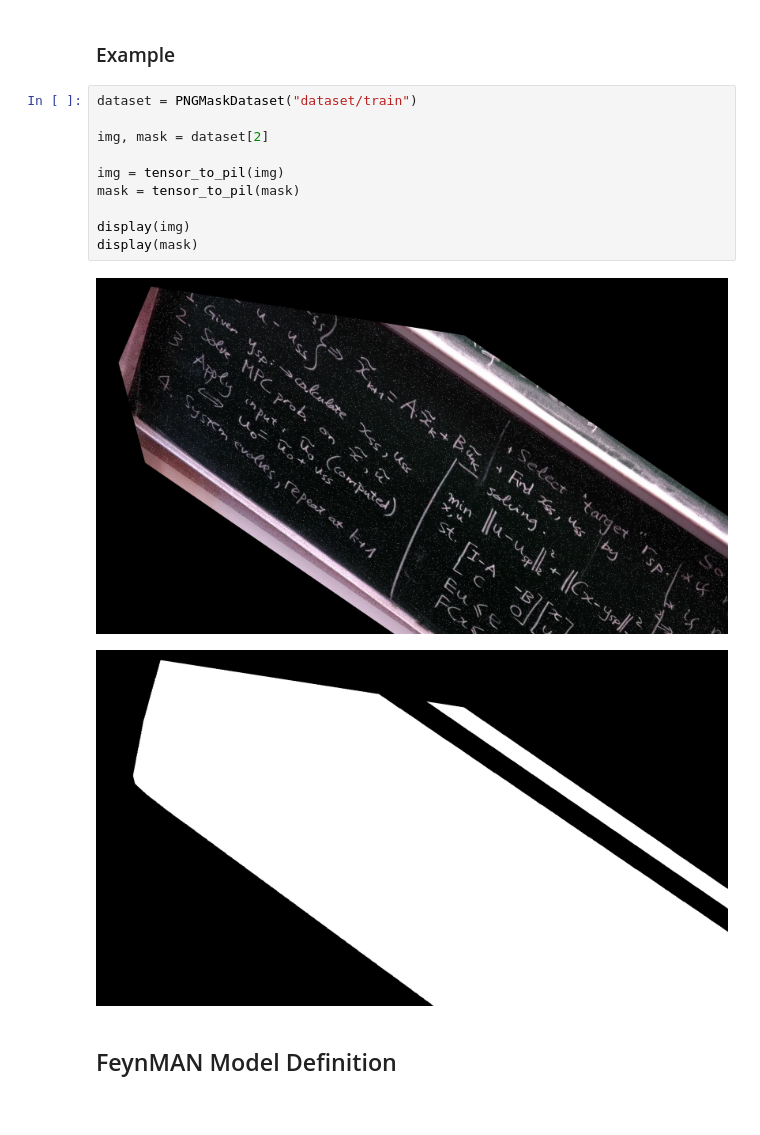
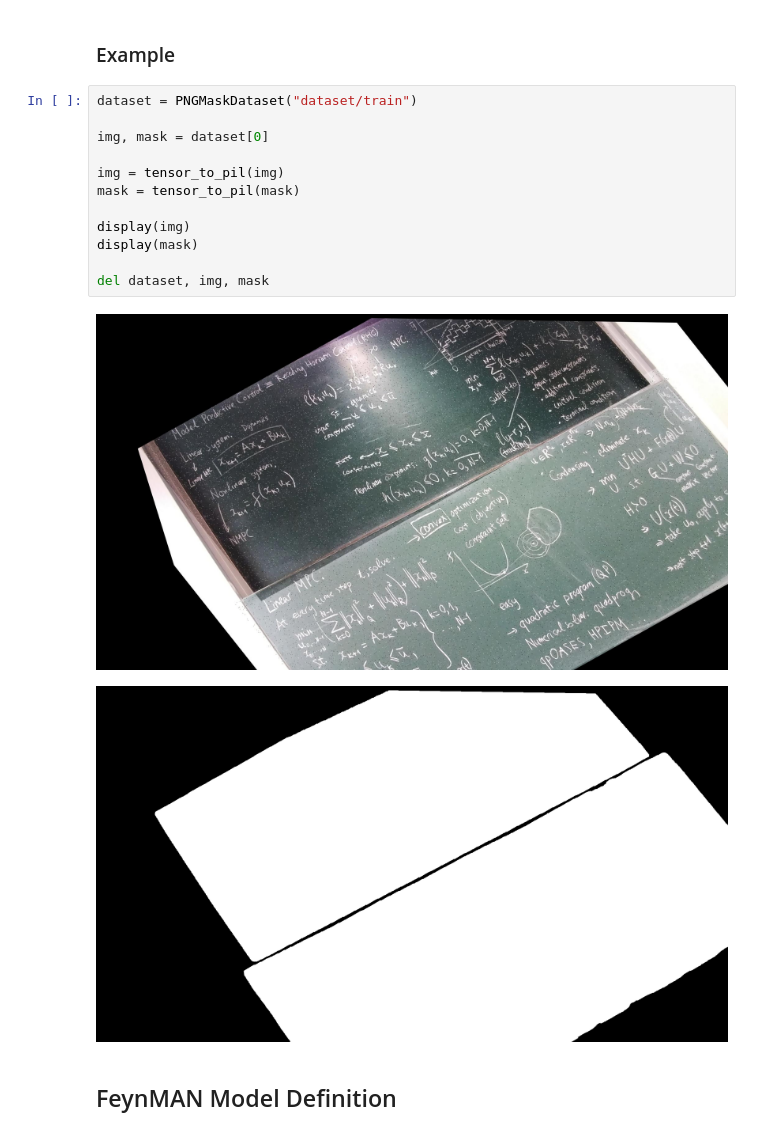
Before and after one commit to AlmTechSoftware/piper, a Jupyter notebook: training_data/research/feynman_2.ipynb, the cells around one changed output. Saved outputs shown, nothing was run; the diff lists cells and outputs as text.

```diff
--- a/training_data/research/feynman_2.ipynb
+++ b/training_data/research/feynman_2.ipynb
@@ -141,15 +138,17 @@ def tensor_to_pil(tensor):
 # %%
 dataset = PNGMaskDataset("dataset/train")
 
-img, mask = dataset[2]
+img, mask = dataset[0]
 
 img = tensor_to_pil(img)
 mask = tensor_to_pil(mask)
 
 display(img)
 display(mask)
+
+del dataset, img, mask
 # %% [output]
-[figure, old version]
+[figure, new version]
-[figure, old version]
+[figure, new version]
 # %% [markdown]
 ## FeynMAN Model Definition
```
Also changed, not shown: parts of 12 cells of this notebook.
